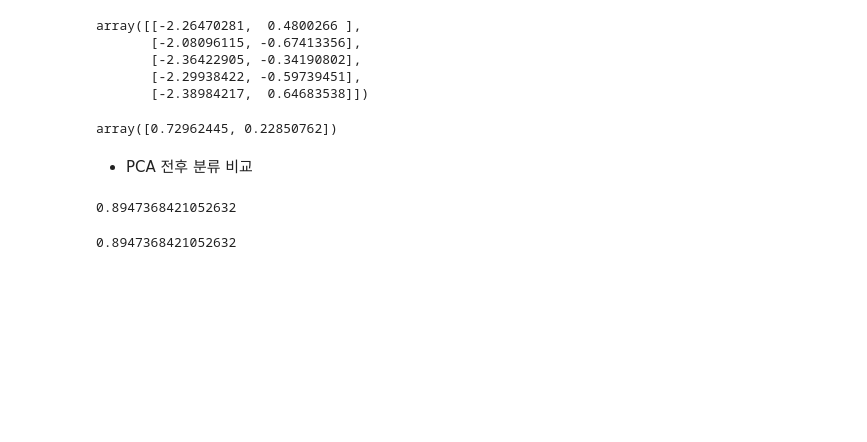
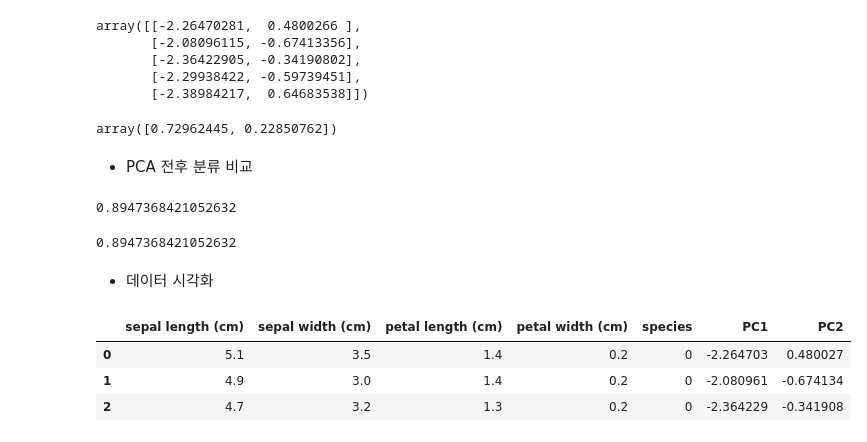
Before and after one commit to 1unasy/MachineLearning-2021-12, a Jupyter notebook: 05.PCA_및_군집화/01.PCA_Iris.ipynb, the cells around one changed output. Drawn from its saved outputs; the diff is of its cells as text; code cells hidden in the pictures; blank space fills up the shorter version.

```diff
--- a/05.PCA_및_군집화/01.PCA_Iris.ipynb
+++ b/05.PCA_및_군집화/01.PCA_Iris.ipynb
@@ -77,3 +79,5 @@ rfc.fit(X_train, y_train)
 rfc.score(X_test, y_test)
 # %% [output]
 0.8947368421052632
+# %% [markdown]
+- 데이터 시각화
@@ -79,0 +92,7 @@ rfc.score(X_test, y_test)
+# %%
+df.head(3)
+# %% [output]
+|  | sepal length (cm) | sepal width (cm) | petal length (cm) | petal width (cm) | species | PC1 | PC2 |
+| 0 | 5.1 | 3.5 | 1.4 | 0.2 | 0 | -2.264703 | 0.480027 |
+| 1 | 4.9 | 3.0 | 1.4 | 0.2 | 0 | -2.080961 | -0.674134 |
+| 2 | 4.7 | 3.2 | 1.3 | 0.2 | 0 | -2.364229 | -0.341908 |
```
Also changed, not shown: parts of 4 cells of this notebook, 1 other file.
